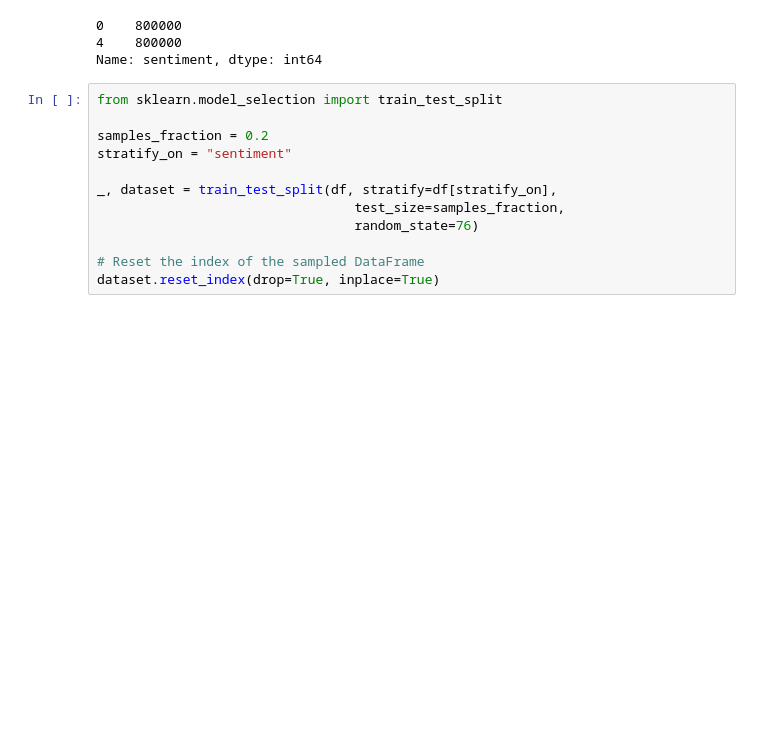
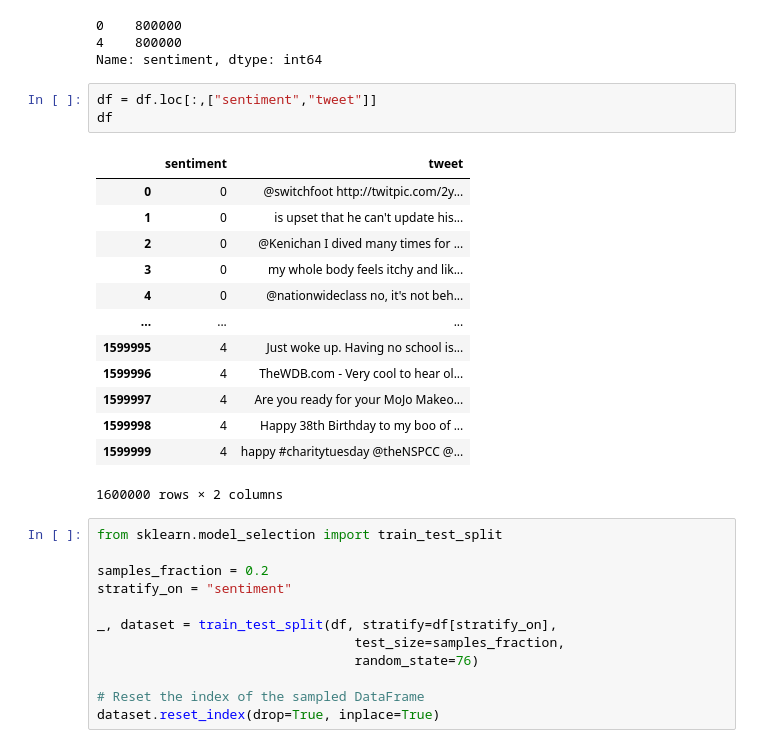
Before and after one commit to VavRe/nlp-ut, a Jupyter notebook: CA3/Q1_Twitter_Sentiment_Analysis_RNN.ipynb, the cells around one changed output. Drawn from its saved outputs; the diff is of its cells as text; blank space fills up the shorter version.

```diff
--- a/CA3/Q1_Twitter_Sentiment_Analysis_RNN.ipynb
+++ b/CA3/Q1_Twitter_Sentiment_Analysis_RNN.ipynb
@@ -44,6 +44,23 @@ df["sentiment"].value_counts()
 0    800000
 4    800000
 Name: sentiment, dtype: int64
+# %%
+df = df.loc[:,["sentiment","tweet"]]
+df
+# %% [output]
+|  | sentiment | tweet |
+| 0 | 0 | @switchfoot http://twitpic.com/2y... |
+| 1 | 0 | is upset that he can't update his... |
+| 2 | 0 | @Kenichan I dived many times for ... |
+| 3 | 0 | my whole body feels itchy and lik... |
+| 4 | 0 | @nationwideclass no, it's not beh... |
+| ... | ... | ... |
+| 1599995 | 4 | Just woke up. Having no school is... |
+| 1599996 | 4 | TheWDB.com - Very cool to hear ol... |
+| 1599997 | 4 | Are you ready for your MoJo Makeo... |
+| 1599998 | 4 | Happy 38th Birthday to my boo of ... |
+| 1599999 | 4 | happy #charitytuesday @theNSPCC @... |
+1600000 rows × 2 columns
 # %%
 from sklearn.model_selection import train_test_split
 
```
Also changed, not shown: parts of 9 cells of this notebook.
